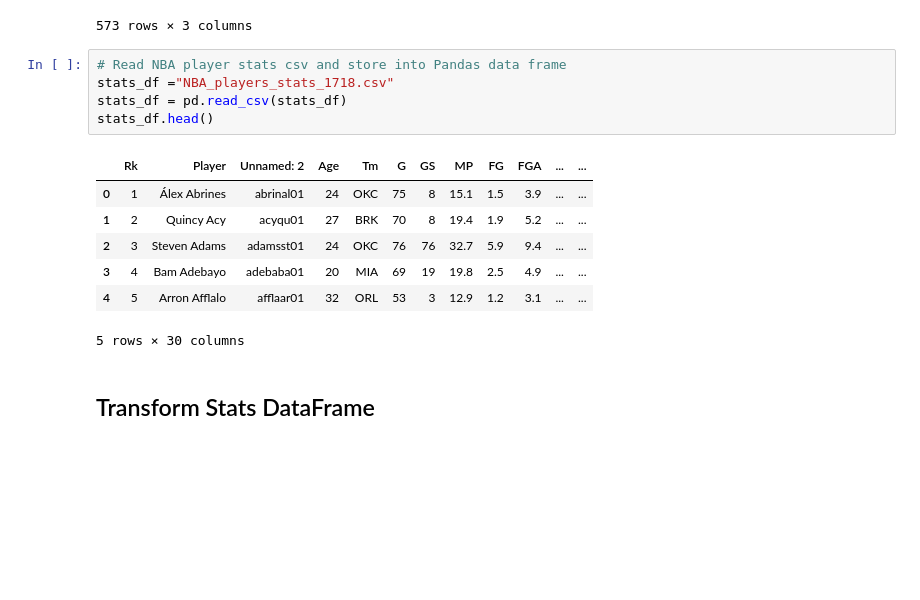
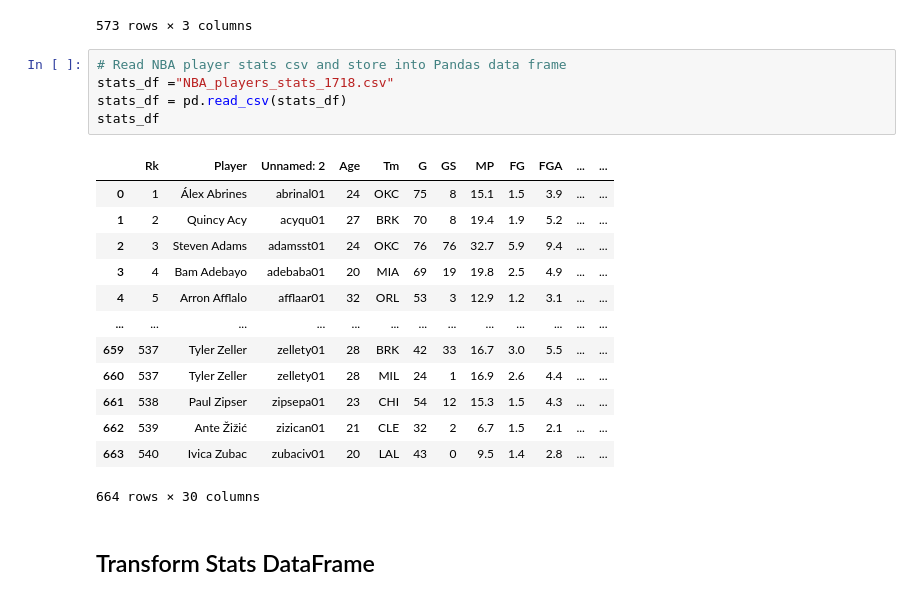
Before and after one commit to Klsisk/Project-3, a Jupyter notebook: Resources/mainscript.ipynb, the cells around one changed output. Saved outputs shown, nothing was run; the diff lists cells and outputs as text; blank space fills up the shorter version.

```diff
--- a/Resources/mainscript.ipynb
+++ b/Resources/mainscript.ipynb
@@ -61,15 +76,21 @@ renamed_df
 # %%
 # Read NBA player stats csv and store into Pandas data frame
 stats_df ="NBA_players_stats_1718.csv"
 stats_df = pd.read_csv(stats_df)
-stats_df.head()
+stats_df
 # %% [output]
 |  | Rk | Player | Unnamed: 2 | Age | Tm | G | GS | MP | FG | FGA | ... | ... |
 | 0 | 1 | Álex Abrines | abrinal01 | 24 | OKC | 75 | 8 | 15.1 | 1.5 | 3.9 | ... | ... |
 | 1 | 2 | Quincy Acy | acyqu01 | 27 | BRK | 70 | 8 | 19.4 | 1.9 | 5.2 | ... | ... |
 | 2 | 3 | Steven Adams | adamsst01 | 24 | OKC | 76 | 76 | 32.7 | 5.9 | 9.4 | ... | ... |
 | 3 | 4 | Bam Adebayo | adebaba01 | 20 | MIA | 69 | 19 | 19.8 | 2.5 | 4.9 | ... | ... |
 | 4 | 5 | Arron Afflalo | afflaar01 | 32 | ORL | 53 | 3 | 12.9 | 1.2 | 3.1 | ... | ... |
+| ... | ... | ... | ... | ... | ... | ... | ... | ... | ... | ... | ... | ... |
+| 659 | 537 | Tyler Zeller | zellety01 | 28 | BRK | 42 | 33 | 16.7 | 3.0 | 5.5 | ... | ... |
+| 660 | 537 | Tyler Zeller | zellety01 | 28 | MIL | 24 | 1 | 16.9 | 2.6 | 4.4 | ... | ... |
+| 661 | 538 | Paul Zipser | zipsepa01 | 23 | CHI | 54 | 12 | 15.3 | 1.5 | 4.3 | ... | ... |
+| 662 | 539 | Ante Žižić | zizican01 | 21 | CLE | 32 | 2 | 6.7 | 1.5 | 2.1 | ... | ... |
+| 663 | 540 | Ivica Zubac | zubaciv01 | 20 | LAL | 43 | 0 | 9.5 | 1.4 | 2.8 | ... | ... |
-5 rows × 30 columns
+664 rows × 30 columns
 # %% [markdown]
 <h2> Transform Stats DataFrame </h2>
```
Also changed, not shown: parts of 8 cells of this notebook, 9 other files.
